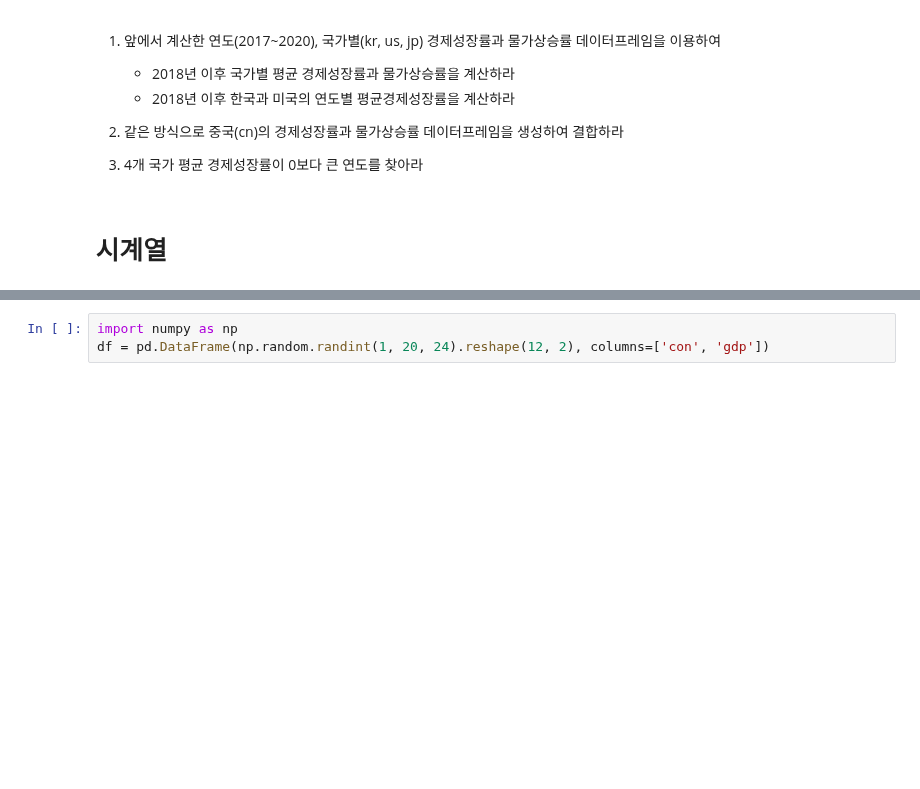
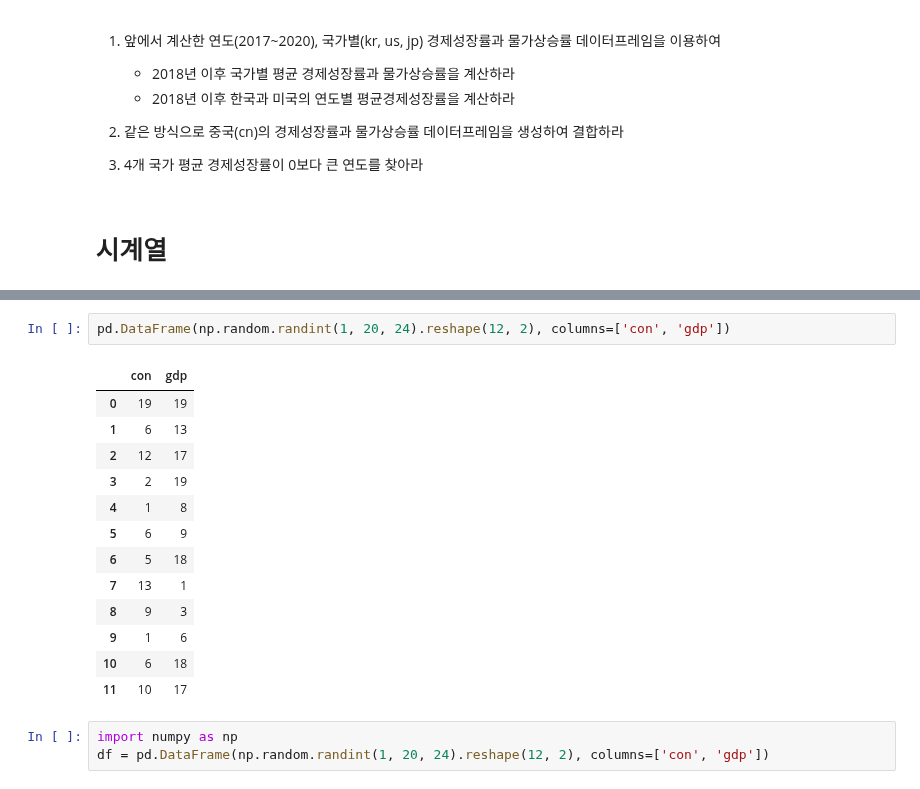
Before and after one commit to heegeunyoon/python101, a Jupyter notebook: 1_3_pandas_1.ipynb, the cells around one changed output, grey strips where cells are left out. Saved outputs shown, nothing was run; the diff lists cells and outputs as text; blank space fills up the shorter version.

```diff
--- a/1_3_pandas_1.ipynb
+++ b/1_3_pandas_1.ipynb
@@ -568,3 +666,19 @@ df.unstack(level = 1)
+# %%
+pd.DataFrame(np.random.randint(1, 20, 24).reshape(12, 2), columns=['con', 'gdp'])
+# %% [output]
+|  | con | gdp |
+| 0 | 19 | 19 |
+| 1 | 6 | 13 |
+| 2 | 12 | 17 |
+| 3 | 2 | 19 |
+| 4 | 1 | 8 |
+| 5 | 6 | 9 |
+| 6 | 5 | 18 |
+| 7 | 13 | 1 |
+| 8 | 9 | 3 |
+| 9 | 1 | 6 |
+| 10 | 6 | 18 |
+| 11 | 10 | 17 |
 # %%
 import numpy as np
 df = pd.DataFrame(np.random.randint(1, 20, 24).reshape(12, 2), columns=['con', 'gdp'])
```
Also changed, not shown: parts of 34 cells of this notebook.
